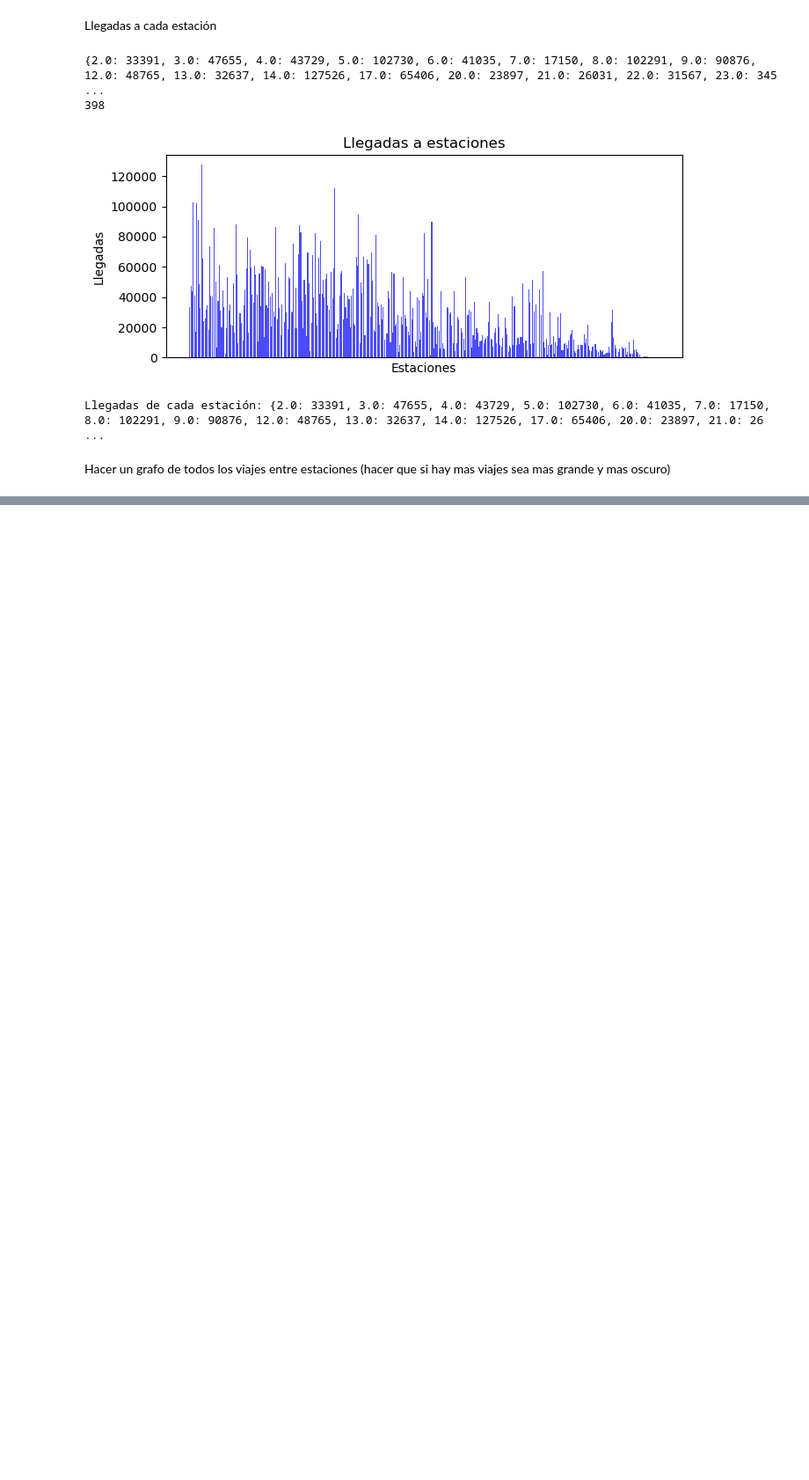
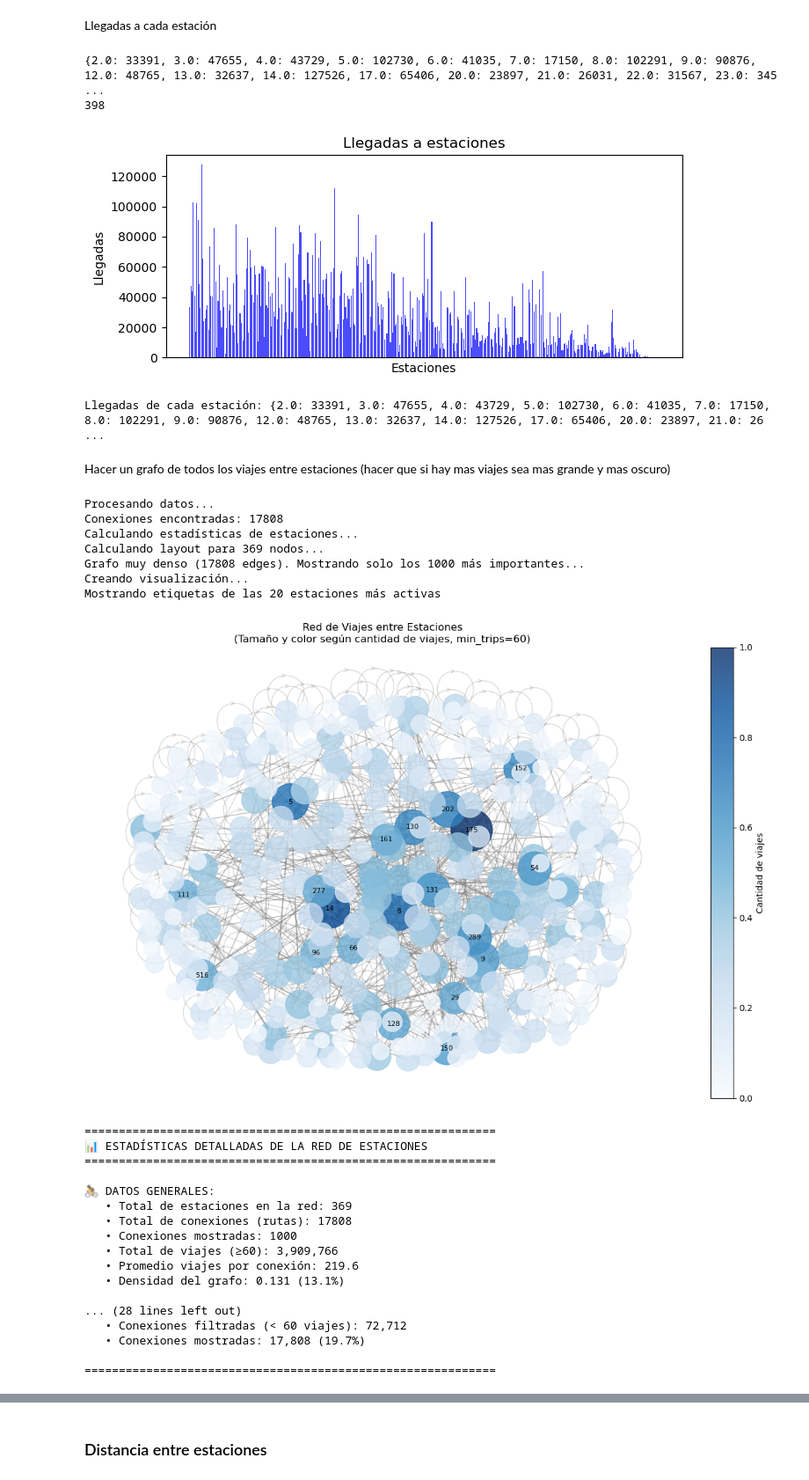
Before and after one commit to castaisa/BA_BICIS_MyC, a Jupyter notebook: src_data/Data_stats.ipynb, the cells around one changed output, grey strips where cells are left out. Shown: that part at 88% size. Drawn from its saved outputs; the diff is of its cells as text; code cells hidden in the pictures; blank space fills up the shorter version.

```diff
--- a/src_data/Data_stats.ipynb
+++ b/src_data/Data_stats.ipynb
@@ -40,3 +40,33 @@ Hacer un grafo de todos los viajes entre estaciones (hacer que si hay mas viajes
 # %%
 df_unificado_23_24_path = os.path.join(BASE_DIR, '..', 'data', 'clean', 'unificado_23_24.csv')
 df_unificado_23_24 = pd.read_csv(df_unificado_23_24_path)
+# %%
+importlib.reload(aux_d)
+aux_d.plot_station_network_optimized(df_unificado_23_24, 60)
+# con un mínimo de 60 llegadas mínimas por estación nos quedamos con el 60% de los viajes
+# %% [output]
+Procesando datos...
+Conexiones encontradas: 17808
+Calculando estadísticas de estaciones...
+Calculando layout para 369 nodos...
+Grafo muy denso (17808 edges). Mostrando solo los 1000 más importantes...
+Creando visualización...
+Mostrando etiquetas de las 20 estaciones más activas
+[figure, added]
+============================================================
+📊 ESTADÍSTICAS DETALLADAS DE LA RED DE ESTACIONES
+============================================================
+
+🚴 DATOS GENERALES:
+   • Total de estaciones en la red: 369
+   • Total de conexiones (rutas): 17808
+   • Conexiones mostradas: 1000
+   • Total de viajes (≥60): 3,909,766
+   • Promedio viajes por conexión: 219.6
+   • Densidad del grafo: 0.131 (13.1%)
+
+... (28 lines left out)
+   • Conexiones filtradas (< 60 viajes): 72,712
+   • Conexiones mostradas: 17,808 (19.7%)
+
+============================================================
@@ -42,0 +90,2 @@ df_unificado_23_24 = pd.read_csv(df_unificado_23_24_path)
+# %% [markdown]
+### Distancia entre estaciones
```
Also changed, not shown: parts of 2 cells of this notebook, 2 other files.
